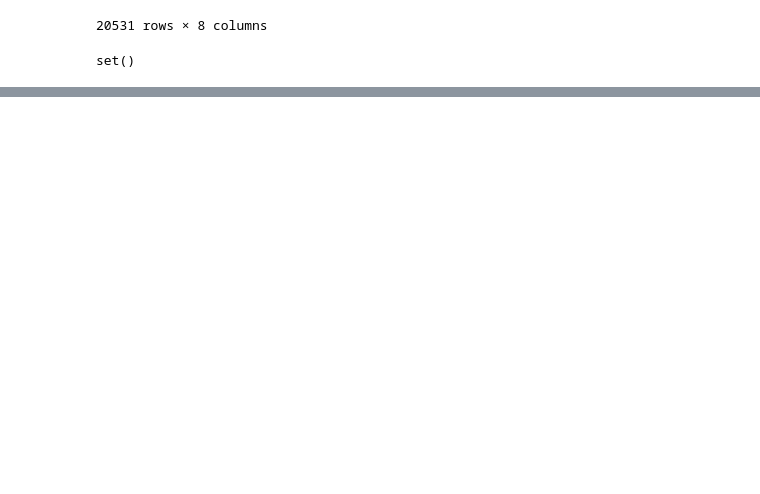
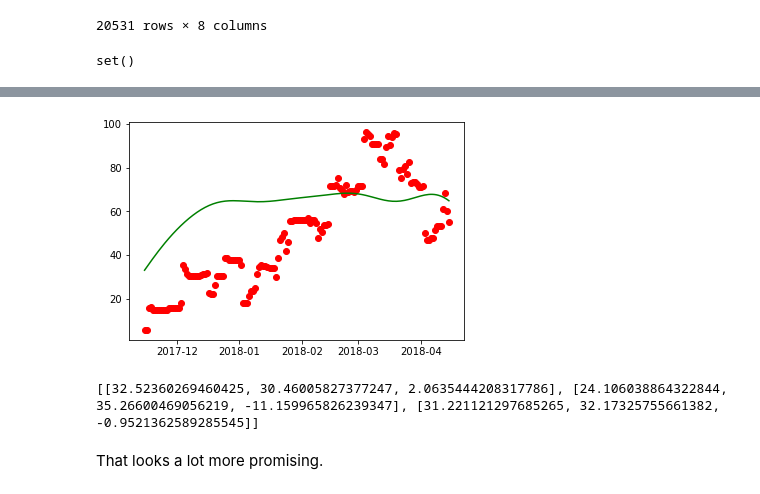
Before and after one commit to sjrekuc/Alta-Snowfall-Modeling, a Jupyter notebook: Capstone_Alta_Modeling.ipynb, the cells around one changed output, grey strips where cells are left out. Drawn from its saved outputs; the diff is of its cells as text; code cells hidden in the pictures; blank space fills up the shorter version.

```diff
--- a/Capstone_Alta_Modeling.ipynb
+++ b/Capstone_Alta_Modeling.ipynb
@@ -297,0 +360,15 @@ set()
+# %%
+RMSE30, result30 = find_error(X30)
+# %%
+# let's plot the results for 2017-2018
+plt.plot(result30[1][0]['ds'],result30[1][0]['yhat'], color='green') # line plot of the model
+plt.scatter(result30[1][1]['ds'],result30[1][1]['y'], color='red') # scatter of the test
+plt.show()
+# %% [output]
+[figure, added]
+# %%
+print(RMSE30)
+# %% [output]
+[[32.52360269460425, 30.46005827377247, 2.0635444208317786], [24.106038864322844, 35.26600469056219, -11.159965826239347], [31.221121297685265, 32.17325755661382, -0.9521362589285545]]
+# %% [markdown]
+That looks a lot more promising.
```
Also changed, not shown: parts of 6 cells of this notebook.
